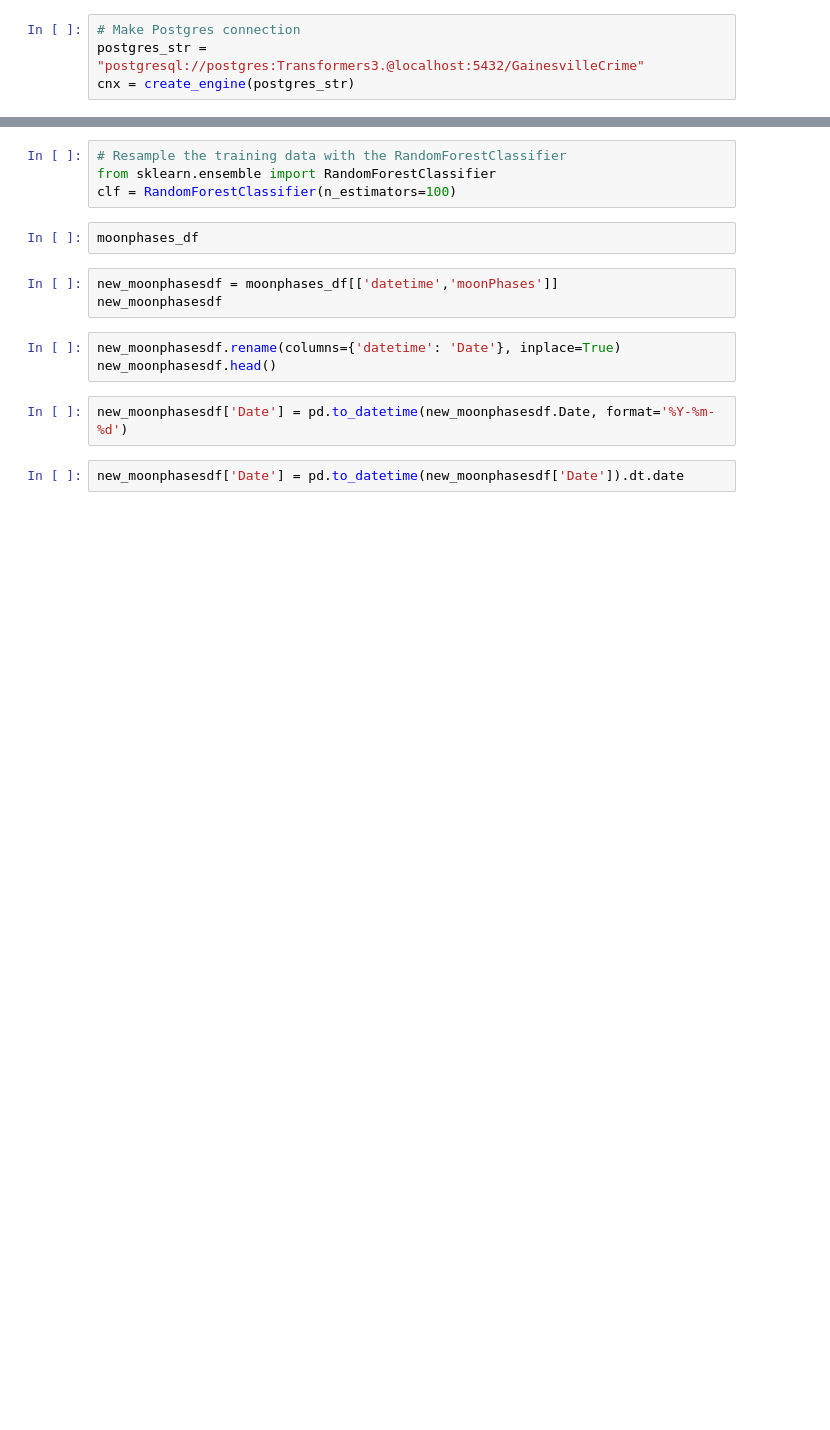
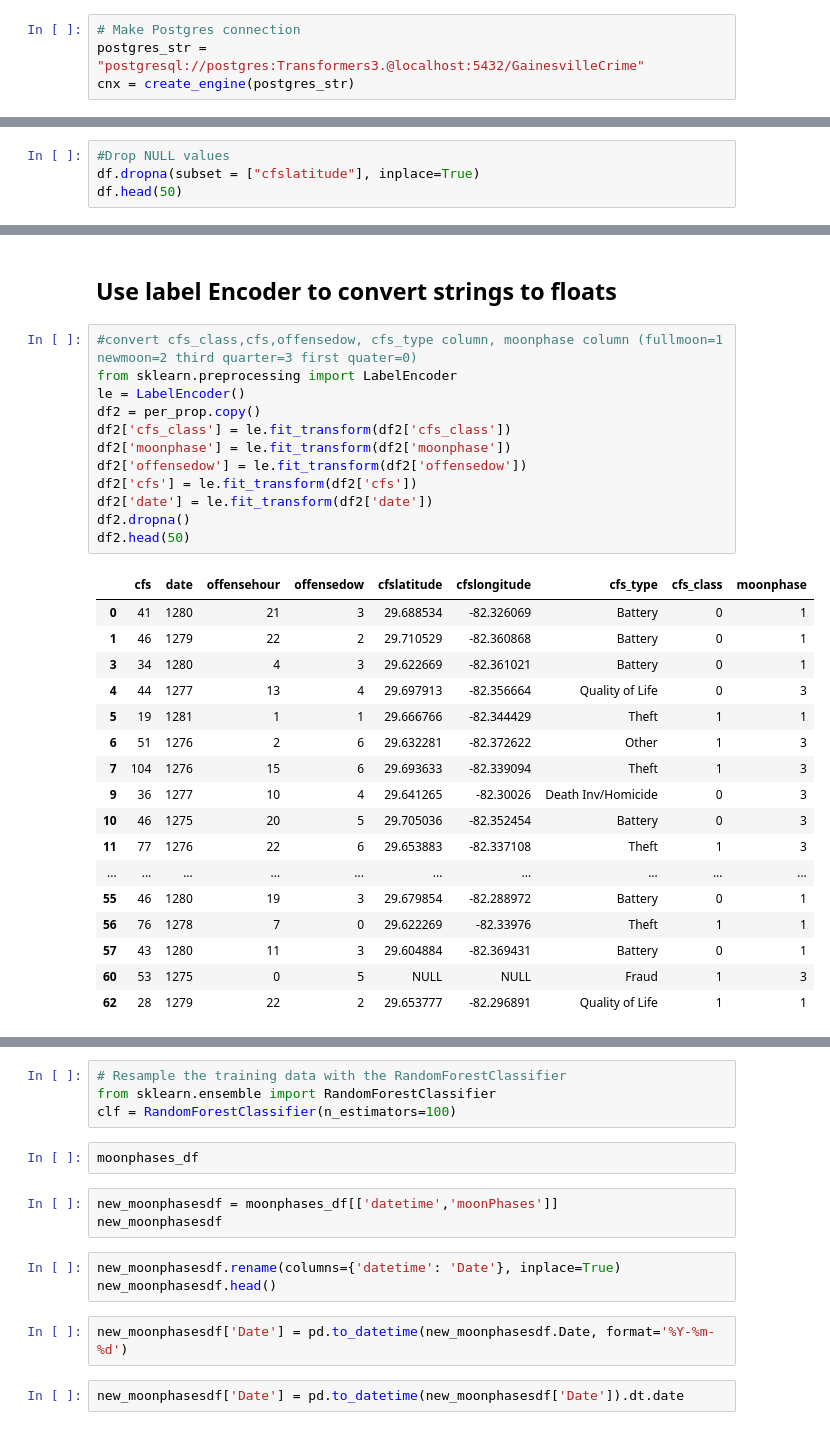
Before and after one commit to lawrencegoodwyn/FinalProject, a Jupyter notebook: working_folder/PhaseML_2.ipynb, the cells around one changed output, grey strips where cells are left out. Saved outputs shown, nothing was run; the diff lists cells and outputs as text; blank space fills up the shorter version.

```diff
--- a/working_folder/PhaseML_2.ipynb
+++ b/working_folder/PhaseML_2.ipynb
@@ -145,0 +78,4 @@ df2.head(50)
+# %%
+#Drop NULL values
+df.dropna(subset = ["cfslatitude"], inplace=True)
+df.head(50)
@@ -145,0 +107,32 @@ df2.head(50)
+# %% [markdown]
+## Use label Encoder to convert strings to floats
+# %%
+#convert cfs_class,cfs,offensedow, cfs_type column, moonphase column (fullmoon=1 newmoon=2 third quarter=3 first quater=0)
+from sklearn.preprocessing import LabelEncoder
+le = LabelEncoder()
+df2 = per_prop.copy()
+df2['cfs_class'] = le.fit_transform(df2['cfs_class'])
+df2['moonphase'] = le.fit_transform(df2['moonphase'])
+df2['offensedow'] = le.fit_transform(df2['offensedow'])
+df2['cfs'] = le.fit_transform(df2['cfs'])
+df2['date'] = le.fit_transform(df2['date'])
+df2.dropna()
+df2.head(50)
+# %% [output]
+|  | cfs | date | offensehour | offensedow | cfslatitude | cfslongitude | cfs_type | cfs_class | moonphase |
+| 0 | 41 | 1280 | 21 | 3 | 29.688534 | -82.326069 | Battery | 0 | 1 |
+| 1 | 46 | 1279 | 22 | 2 | 29.710529 | -82.360868 | Battery | 0 | 1 |
+| 3 | 34 | 1280 | 4 | 3 | 29.622669 | -82.361021 | Battery | 0 | 1 |
+| 4 | 44 | 1277 | 13 | 4 | 29.697913 | -82.356664 | Quality of Life | 0 | 3 |
+| 5 | 19 | 1281 | 1 | 1 | 29.666766 | -82.344429 | Theft | 1 | 1 |
+| 6 | 51 | 1276 | 2 | 6 | 29.632281 | -82.372622 | Other | 1 | 3 |
+| 7 | 104 | 1276 | 15 | 6 | 29.693633 | -82.339094 | Theft | 1 | 3 |
+| 9 | 36 | 1277 | 10 | 4 | 29.641265 | -82.30026 | Death Inv/Homicide | 0 | 3 |
+| 10 | 46 | 1275 | 20 | 5 | 29.705036 | -82.352454 | Battery | 0 | 3 |
+| 11 | 77 | 1276 | 22 | 6 | 29.653883 | -82.337108 | Theft | 1 | 3 |
+| ... | ... | ... | ... | ... | ... | ... | ... | ... | ... |
+| 55 | 46 | 1280 | 19 | 3 | 29.679854 | -82.288972 | Battery | 0 | 1 |
+| 56 | 76 | 1278 | 7 | 0 | 29.622269 | -82.33976 | Theft | 1 | 1 |
+| 57 | 43 | 1280 | 11 | 3 | 29.604884 | -82.369431 | Battery | 0 | 1 |
+| 60 | 53 | 1275 | 0 | 5 | NULL | NULL | Fraud | 1 | 3 |
+| 62 | 28 | 1279 | 22 | 2 | 29.653777 | -82.296891 | Quality of Life | 1 | 1 |
```
Also changed, not shown: parts of 30 cells of this notebook.
